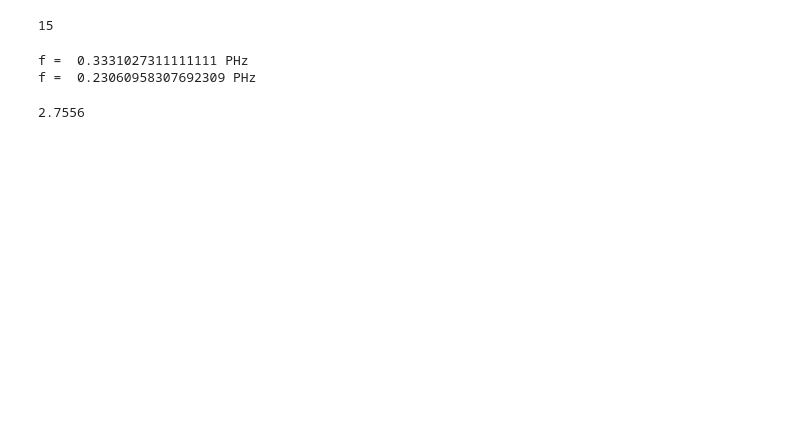
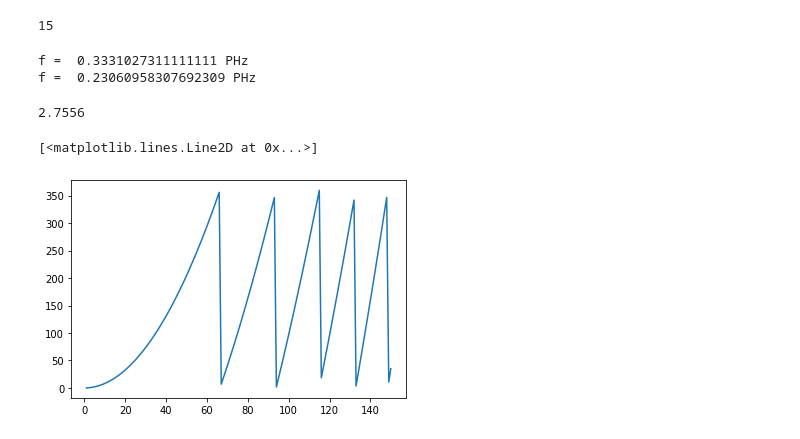
Before and after one commit to masen666666/hello-world, a Jupyter notebook: project calculator.ipynb, the cells around one changed output. Saved outputs shown, nothing was run; the diff lists cells and outputs as text; code cells hidden in the pictures; blank space fills up the shorter version.

```diff
--- a/project calculator.ipynb
+++ b/project calculator.ipynb
@@ -28,3 +29,18 @@ f =  0.23060958307692309 PHz
 1.66**2
 # %% [output]
 2.7556
+# %%
+# focal length = 1 mm, radius of lens is 0.1 mm
+f= 1e6  # nm =1mm
+r_lens= 1e5
+wl = 976.5
+alpha=666
+N= np.floor(r_lens/alpha)
+x_order=np.arange(1,N+1) # nm  0-0.1mm
+x=alpha*x_order
+d_p=np.sqrt(f**2+x**2)-f
+phi_x=np.remainder(d_p, wl)/wl*360
+plt.plot(x_order,phi_x)
+# %% [output]
+[<matplotlib.lines.Line2D at 0x...>]
+[figure, added]
```
Also changed, not shown: parts of 4 cells of this notebook.
